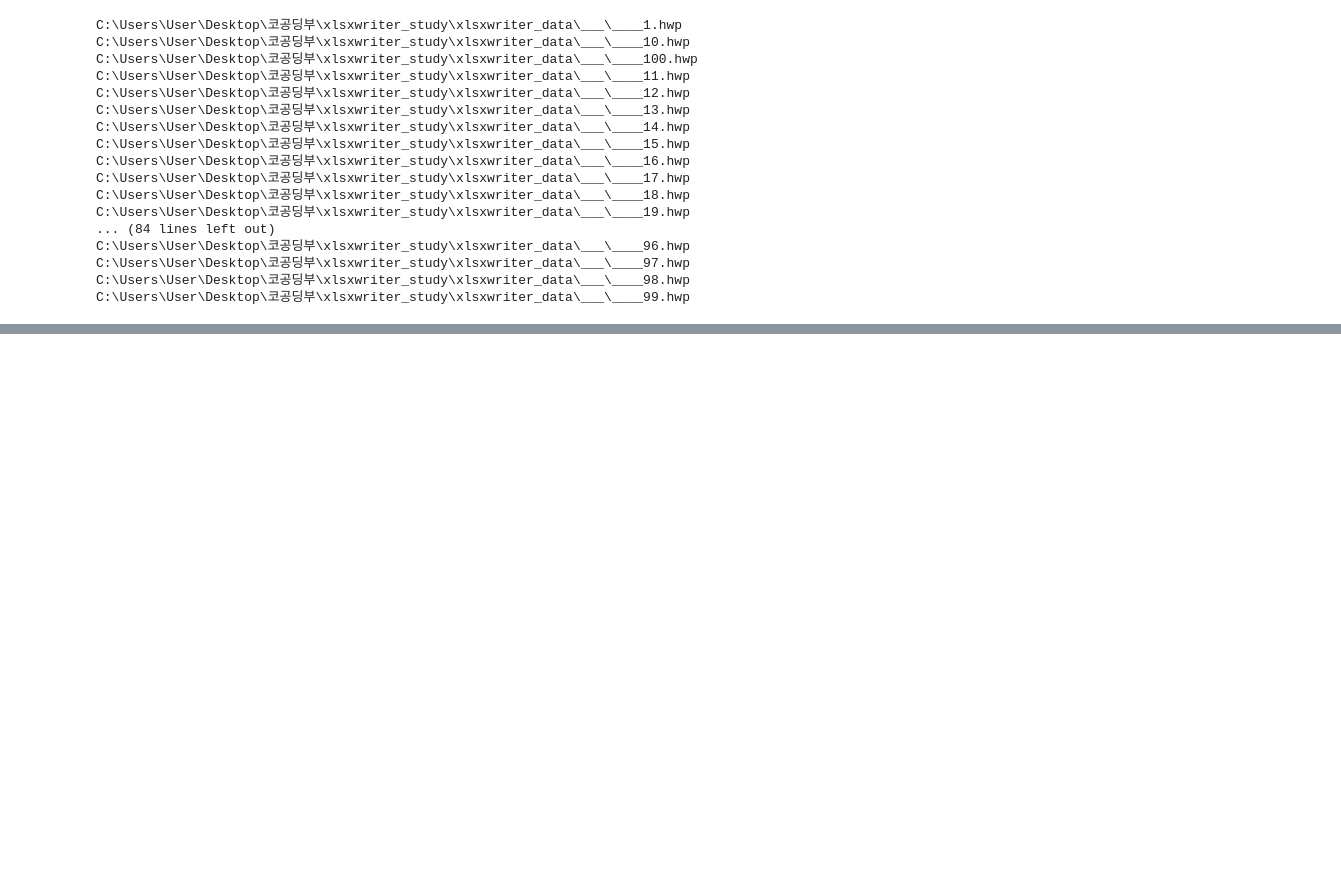
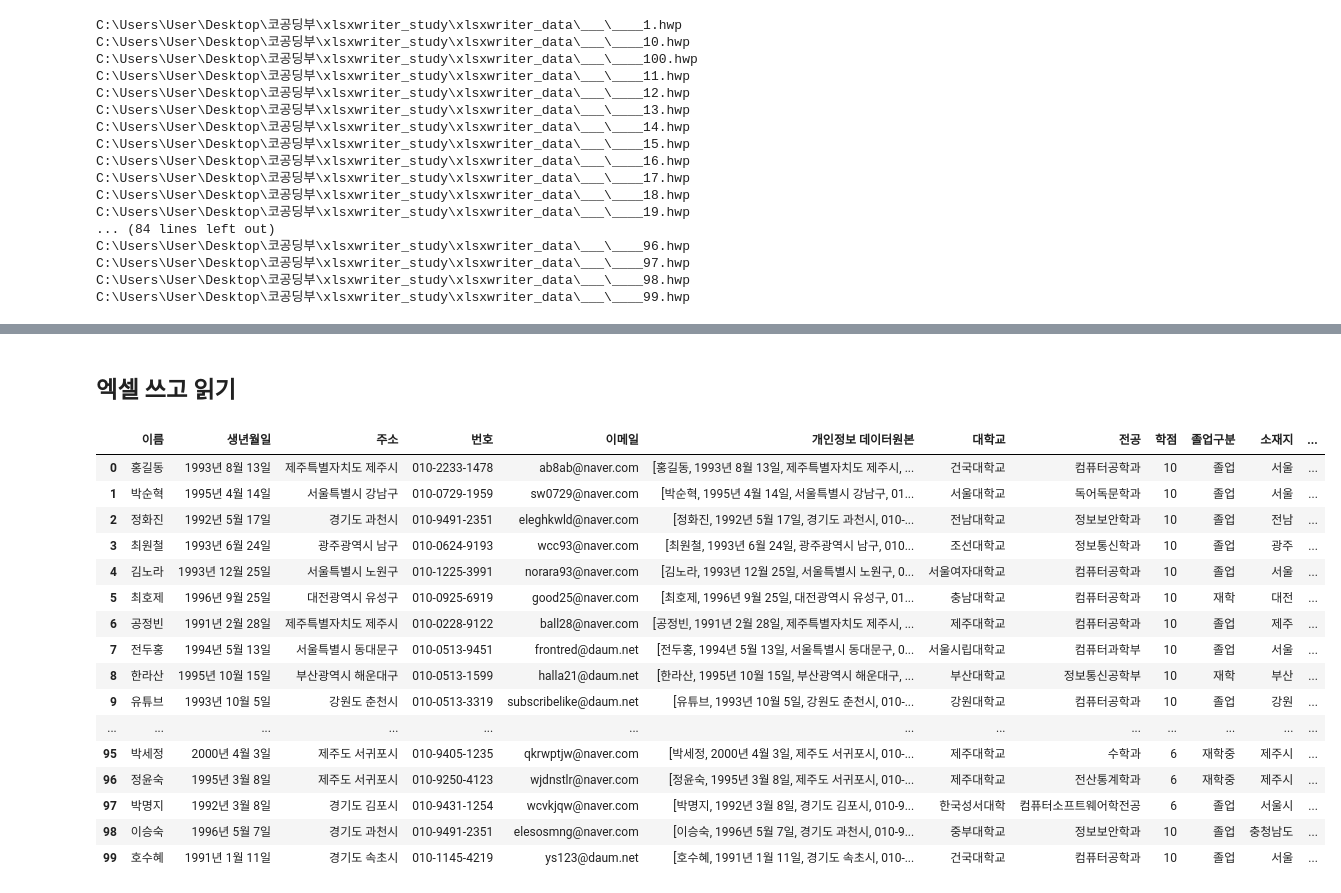
Before and after one commit to dkdlel6887/codingtest_preparing, a Jupyter notebook: xlsxwriter_study/xlsxwriter_06.ipynb, the cells around one changed output, grey strips where cells are left out. Saved outputs shown, nothing was run; the diff lists cells and outputs as text; code cells hidden in the pictures; blank space fills up the shorter version.

Commit message:
3rd commit[resume data processing]

```diff
--- a/xlsxwriter_study/xlsxwriter_06.ipynb
+++ b/xlsxwriter_study/xlsxwriter_06.ipynb
@@ -437,0 +666,42 @@ os.listdir()
+# %%
+idx = 0  # 이력서 번호
+for data_ in totaldata:   # 이력서 파일 100개 하나씩 가져오기 (data_ == splitdata)
+    origin_data = []
+    for function in functions:
+        origin_data.append(function(data_))  # 앞서 했던 function(splitdata)와 동일, 필요한 정보들만 origin_data에 저장
+    try:
+        df[idx] = [
+            origin_data[0][0], # 이름
+            origin_data[0][1], # 생년월일
+            origin_data[0][2], # 주소
+            origin_data[0][3], # 번호
+            origin_data[0][4], # 이메일
+            origin_data[0],    ## 확인용 데이터 원본
+            origin_data[1][0], # 학교
+            origin_data[1][1], # 전공
+            origin_data[1][2], # 학점(10점 만점)
+            origin_data[1][3], # 졸업구분
+            origin_data[1][4], # 소재지
+            origin_data[1],    ## 확인용 데이터 원본
+            origin_data[2][1], # 토익(10점 만점)
+            origin_data[2],    ## 확인용 데이터 원본
+            origin_data[3][2], # 자격증 (10점 만점)
+            origin_data[3],    ## 확인용 데이터 원본
+            origin_data[4][1], # 교육/활동/수상 (5점 만점)
+            origin_data[4][0], ## 확인용 데이터 원본
+            origin_data[5][0], # 군필여부
+            origin_data[5][1], # 군별
+            origin_data[5][2], # 계급
+            origin_data[5][3], # 복무기간
+            origin_data[5],    ## 확인용 데이터 원본
+            origin_data[6][-1],# 컴퓨터언어능력 5점 만점
+            origin_data[6],    ## 확인용 데이터 원본
+        ]
+    except IndexError:   # 에러 발생 시 nan값 넣기
+        df[idx] = np.nan
+        continue
+    finally:  # 에러 발생여부 관계없이 실행
+        idx += 1
+pd.set_option('display.max_rows',None)
+pd.set_option('display.max_columns',None)
+df
@@ -437,0 +1218,23 @@ os.listdir()
+# %% [markdown]
+## 엑셀 쓰고 읽기
+# %%
+df = df.T
+df
+# %% [output]
+|  | 이름 | 생년월일 | 주소 | 번호 | 이메일 | 개인정보 데이터원본 | 대학교 | 전공 | 학점 | 졸업구분 | 소재지 | ... |
+| 0 | 홍길동 | 1993년 8월 13일 | 제주특별자치도 제주시 | 010-2233-1478 | ab8ab@naver.com | [홍길동, 1993년 8월 13일, 제주특별자치도 제주시, ... | 건국대학교 | 컴퓨터공학과 | 10 | 졸업 | 서울 | ... |
+| 1 | 박순혁 | 1995년 4월 14일 | 서울특별시 강남구 | 010-0729-1959 | sw0729@naver.com | [박순혁, 1995년 4월 14일, 서울특별시 강남구, 01... | 서울대학교 | 독어독문학과 | 10 | 졸업 | 서울 | ... |
+| 2 | 정화진 | 1992년 5월 17일 | 경기도 과천시 | 010-9491-2351 | eleghkwld@naver.com | [정화진, 1992년 5월 17일, 경기도 과천시, 010-... | 전남대학교 | 정보보안학과 | 10 | 졸업 | 전남 | ... |
+| 3 | 최원철 | 1993년 6월 24일 | 광주광역시 남구 | 010-0624-9193 | wcc93@naver.com | [최원철, 1993년 6월 24일, 광주광역시 남구, 010... | 조선대학교 | 정보통신학과 | 10 | 졸업 | 광주 | ... |
+| 4 | 김노라 | 1993년 12월 25일 | 서울특별시 노원구 | 010-1225-3991 | norara93@naver.com | [김노라, 1993년 12월 25일, 서울특별시 노원구, 0... | 서울여자대학교 | 컴퓨터공학과 | 10 | 졸업 | 서울 | ... |
+| 5 | 최호제 | 1996년 9월 25일 | 대전광역시 유성구 | 010-0925-6919 | good25@naver.com | [최호제, 1996년 9월 25일, 대전광역시 유성구, 01... | 충남대학교 | 컴퓨터공학과 | 10 | 재학 | 대전 | ... |
+| 6 | 공정빈 | 1991년 2월 28일 | 제주특별자치도 제주시 | 010-0228-9122 | ball28@naver.com | [공정빈, 1991년 2월 28일, 제주특별자치도 제주시, ... | 제주대학교 | 컴퓨터공학과 | 10 | 졸업 | 제주 | ... |
+| 7 | 전두홍 | 1994년 5월 13일 | 서울특별시 동대문구 | 010-0513-9451 | frontred@daum.net | [전두홍, 1994년 5월 13일, 서울특별시 동대문구, 0... | 서울시립대학교 | 컴퓨터과학부 | 10 | 졸업 | 서울 | ... |
+| 8 | 한라산 | 1995년 10월 15일 | 부산광역시 해운대구 | 010-0513-1599 | halla21@daum.net | [한라산, 1995년 10월 15일, 부산광역시 해운대구, ... | 부산대학교 | 정보통신공학부 | 10 | 재학 | 부산 | ... |
+| 9 | 유튜브 | 1993년 10월 5일 | 강원도 춘천시 | 010-0513-3319 | subscribelike@daum.net | [유튜브, 1993년 10월 5일, 강원도 춘천시, 010-... | 강원대학교 | 컴퓨터공학과 | 10 | 졸업 | 강원 | ... |
+| ... | ... | ... | ... | ... | ... | ... | ... | ... | ... | ... | ... | ... |
+| 95 | 박세정 | 2000년 4월 3일 | 제주도 서귀포시 | 010-9405-1235 | qkrwptjw@naver.com | [박세정, 2000년 4월 3일, 제주도 서귀포시, 010-... | 제주대학교 | 수학과 | 6 | 재학중 | 제주시 | ... |
+| 96 | 정윤숙 | 1995년 3월 8일 | 제주도 서귀포시 | 010-9250-4123 | wjdnstlr@naver.com | [정윤숙, 1995년 3월 8일, 제주도 서귀포시, 010-... | 제주대학교 | 전산통계학과 | 6 | 재학중 | 제주시 | ... |
+| 97 | 박명지 | 1992년 3월 8일 | 경기도 김포시 | 010-9431-1254 | wcvkjqw@naver.com | [박명지, 1992년 3월 8일, 경기도 김포시, 010-9... | 한국성서대학 | 컴퓨터소프트웨어학전공 | 6 | 졸업 | 서울시 | ... |
+| 98 | 이승숙 | 1996년 5월 7일 | 경기도 과천시 | 010-9491-2351 | elesosmng@naver.com | [이승숙, 1996년 5월 7일, 경기도 과천시, 010-9... | 중부대학교 | 정보보안학과 | 10 | 졸업 | 충청남도 | ... |
+| 99 | 호수혜 | 1991년 1월 11일 | 경기도 속초시 | 010-1145-4219 | ys123@daum.net | [호수혜, 1991년 1월 11일, 경기도 속초시, 010-... | 건국대학교 | 컴퓨터공학과 | 10 | 졸업 | 서울 | ... |
```
Also changed, not shown: parts of 58 cells of this notebook.
